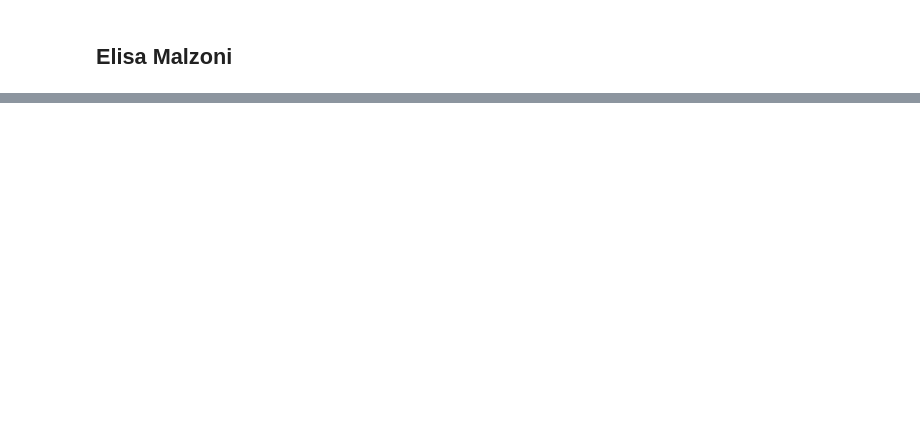
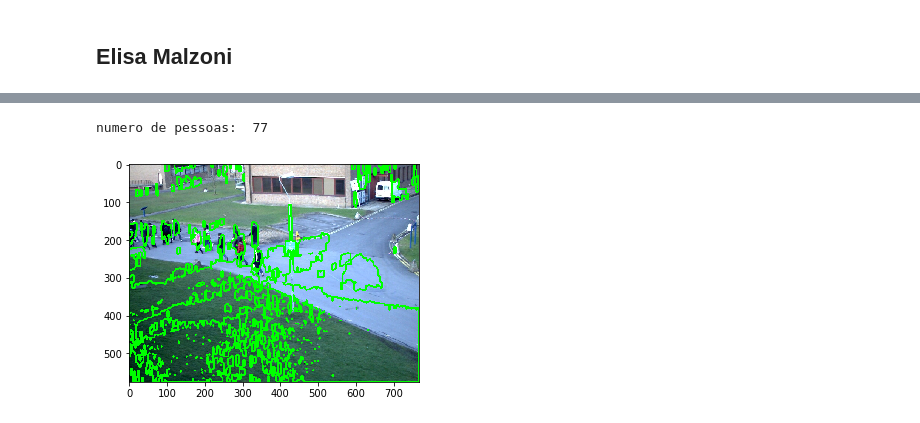
Before and after one commit to elisamalzoni/visao2-2, a Jupyter notebook: Projeto 2-2 - Elisa.ipynb, the cells around one changed output, grey strips where cells are left out. Cells and saved outputs as stored; diff of their text form; code cells hidden in the pictures; blank space fills up the shorter version.

```diff
--- a/Projeto 2-2 - Elisa.ipynb
+++ b/Projeto 2-2 - Elisa.ipynb
@@ -294 +267,18 @@ plt.imshow(opening, cmap="gray")
 [figure]
+# %%
+imgray = cv2.imread("pessoas2.jpg", cv2.IMREAD_GRAYSCALE)
+ret,thresh = cv2.threshold(imgray,127,255,0)
+_, contours, _ = cv2.findContours(thresh,cv2.RETR_TREE,cv2.CHAIN_APPROX_NONE)
+
+pessoas = 0
+for c in contours:
+    area = cv2.contourArea(c)
+    if area > 100:
+        cv2.drawContours(test2, contours, -1, (0,255,0), 3)
+        pessoas += 1
+
+print("numero de pessoas: ", pessoas)
+plt.imshow(test2);
+# %% [output]
+numero de pessoas:  77
+[figure, added]
```
Also changed, not shown: parts of 28 cells of this notebook, 1 other file.
